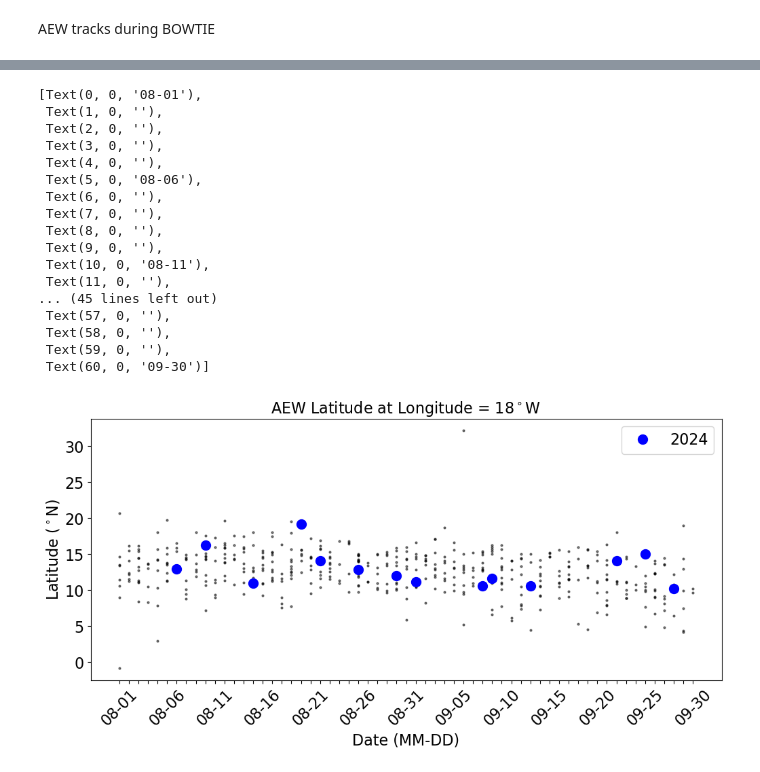
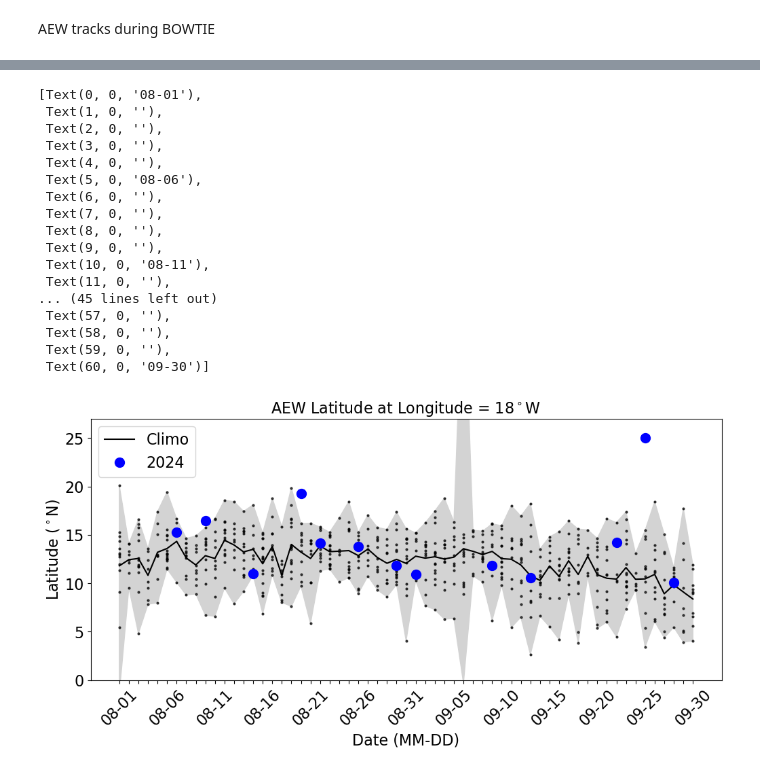
Before and after one commit to allison-wing/PICCOLO, a Jupyter notebook: plot_AEWtracks_ERA5_BOWTIE_climo.ipynb, the cells around one changed output, grey strips where cells are left out. Drawn from its saved outputs; the diff is of its cells as text; code cells hidden in the pictures.

Commit message:
updated to use Quinton's v2 zenodo tracks with EPAC

```diff
--- a/plot_AEWtracks_ERA5_BOWTIE_climo.ipynb
+++ b/plot_AEWtracks_ERA5_BOWTIE_climo.ipynb
@@ -46,26 +47,29 @@ AEW Climatology
 #Load historical AEW tracks to generate a climatology
 
 #Load one file to get lat/lon arrays
-ds = xr.open_dataset('/Users/awing/Dropbox/AEWtracks/ERA5_AEW_TRACKS/AEW_tracks_post_processed_year_1986.nc')
+#ds = xr.open_dataset('/Users/awing/Dropbox/AEWtracks/ERA5_AEW_TRACKS/AEW_tracks_post_processed_year_1986.nc')
+ds = xr.open_dataset('/Users/awing/Dropbox/AEWtracks/ERA5_WITH_EPAC/ERA5_AEW_tracks_with_basins_1986.nc')
 lat = ds['latitude'].values
 lon = ds['longitude'].values
+
 ds.close()
 # %%
 AEWcount = np.zeros(len(years))  # Count of AEWs per year
-AEWlon_subset = np.full((81, 612, len(years)), np.nan)  # Initialize as NaN arrays
-AEWlat_subset = np.full((81, 612, len(years)), np.nan)
+AEWlon_subset = np.full((162, 612, len(years)), np.nan)  # Initialize as NaN arrays
+AEWlat_subset = np.full((162, 612, len(years)), np.nan)
 dates_subset = np.full((612, len(years)), None)  # Initialize as None arrays
 start_date = cftime.DatetimeGregorian(1900, 1, 1, 0, 0, 0)  # Use cftime for high capacity date handling
 
 # Loop over each year
 for i, year in enumerate(years):
     # Define file path (adjust with actual file path structure)
-    fname = f'/Users/awing/Dropbox/AEWtracks/ERA5_AEW_TRACKS/AEW_tracks_post_processed_year_{year}.nc'
+    #fname = f'/Users/awing/Dropbox/AEWtracks/ERA5_AEW_TRACKS/AEW_tracks_post_processed_year_{year}.nc' #Quinton's tracks over Atlantic
+    fname = f'/Users/awing/Dropbox/AEWtracks/ERA5_WITH_EPAC/ERA5_AEW_tracks_with_basins_{year}.nc' #Quinton's updated tracks over ATL & EPAC
 
     # Open the NetCDF file for the current year
     with xr.open_dataset(fname, decode_times=False) as ds:
         # Load latitude, longitude, and time data
-        AEW_lon = ds['AEW_lon_smooth'].values  # Time x System
+        AEW_lon = ds['AEW_lon_smooth'].values  # System x Time
         AEW_lat = ds['AEW_lat_smooth'].values
         time = ds['time'].values  # Time in hours since 1900-01-01 00:00:00.0
 
@@ -121,7 +126,7 @@ ly = len(Yp)
 trden = np.zeros((ly, lx, len(years)))
 
 # Loop over all years, all storms, all points along tracks
-for i in range(81):  # systems
+for i in range(162):  # systems
     for j in range(612):  # track points
         for k in range(len(years)):  # years
             # If the storm can be assigned to 2 grid boxes, choose the nearest one
@@ -155,9 +160,11 @@ trden_avg = np.where(trden_avg == 0, np.nan, trden_avg)
 AEW tracks during BOWTIE
 # %%
 #Open the file with the AEW tracks from August-September 2024
-ds = xr.open_dataset('./AEWtracking/AEW_tracks_BOWTIE_post_processed.nc',decode_times=False)
+#ds = xr.open_dataset('./AEWtracking/AEW_tracks_BOWTIE_post_processed.nc',decode_times=False) #mine
+#ds = xr.open_dataset('/Users/awing/Dropbox/AEWtracks/tracks_2024/ERA5_AEW_tracks_with_basins_2024.nc',decode_times=False) #Quinton's updated tracks over ATL & EPAC
+ds = xr.open_dataset('/Users/awing/Dropbox/AEWtracks/ERA5_WITH_EPAC/ERA5_AEW_tracks_with_basins_2024.nc',decode_times=False) #Quinton's updated tracks over ATL & EPAC
 
-AEW_lon2024 = ds['AEW_lon_smooth'].values  # Time x System
+AEW_lon2024 = ds['AEW_lon_smooth'].values  # System x Time
 AEW_lat2024 = ds['AEW_lat_smooth'].values
 time2024 = ds['time'].values  # Time in seconds since 1970-01-01 00:00:00.0
 start_date2024 = cftime.DatetimeGregorian(1970, 1, 1, 0, 0, 0)  # Use cftime for high capacity date handling
@@ -311,11 +391,13 @@ fig, ax = plt.subplots(figsize=(12, 5))
 date_range = pd.date_range(start="2024-08-01", end="2024-09-30")
 date18_md_reg = [f"{d.month:02d}-{d.day:02d}" for d in date_range]
 
+#Get dimensions
+nAEW, ntimeAEW, nyears = AEWlat_subset.shape
+lat18_reg_allyrs = np.full((np.size(date18_md_reg), nyears), np.nan)
+
 # Loop over each year
 for y, year in enumerate(years):
 
-    # Get dimensions
-    nAEW, ntimeAEW = AEWlat_subset[:,:,y].shape
     AEW_lon = AEWlon_subset[:,:,y]
     AEW_lat = AEWlat_subset[:,:,y]
     lat18 = np.full(nAEW, np.nan)  # Initialize array to hold latitudes at lon = -18
@@ -359,36 +441,46 @@ for y, year in enumerate(years):
     for i, md in enumerate(date18_md):
         if md in date18_md_reg:
             lat18_reg[date18_md_reg.index(md)] = lat18[i]
-    ax.plot(date18_md_reg,lat18_reg, 'o', color='black', alpha = 0.5, markersize=2)
+    lat18_reg_allyrs[:,y] = lat18_reg
+    ax.plot(date18_md_reg,lat18_reg, 'o', color='black', alpha = 0.7, markersize=2)
 
+#climo mean
+ax.plot(date18_md_reg,np.nanmean(lat18_reg_allyrs,axis=1), color='black', label='Climo')
+#ax.plot(date18_md_reg,np.nanmin(lat18_reg_allyrs,axis=1), color='lightgray')
+#ax.plot(date18_md_reg,np.nanmax(lat18_reg_allyrs,axis=1), color='lightgray')
+ax.fill_between(date18_md_reg, np.nanmin(lat18_reg_allyrs,axis=1), np.nanmax(lat18_reg_allyrs,axis=1), color='lightgray')
 
+# add 2024
 ax.plot(date18_md_reg,lat18_2024_reg, 'o', color='blue', markersize=10,label='2024')
+
+# plot attributes
 ax.set_title('AEW Latitude at Longitude = 18$^\circ$W',fontsize=16)
 ax.set_xlabel('Date (MM-DD)',fontsize=16)
 ax.set_ylabel('Latitude ($^\circ$N)',fontsize=16)
 ax.legend(fontsize=16)
 ax.tick_params(axis='y', labelsize=16)
+ax.set_ylim(0,27)
 
 xticks = np.arange(len(date18_md_reg))
 xticklabels = [date18_md_reg[i] if i % 5 == 0 else "" for i in xticks]
 ax.set_xticks(xticks)
 ax.set_xticklabels(xticklabels, rotation=45,fontsize=16)
 # %% [output]
 [Text(0, 0, '08-01'),
  Text(1, 0, ''),
  Text(2, 0, ''),
  Text(3, 0, ''),
  Text(4, 0, ''),
  Text(5, 0, '08-06'),
  Text(6, 0, ''),
  Text(7, 0, ''),
  Text(8, 0, ''),
  Text(9, 0, ''),
  Text(10, 0, '08-11'),
  Text(11, 0, ''),
 ... (45 lines left out)
  Text(57, 0, ''),
  Text(58, 0, ''),
  Text(59, 0, ''),
  Text(60, 0, '09-30')]
-[figure, old version]
+[figure, new version]
```
Also changed, not shown: parts of 7 cells of this notebook.
